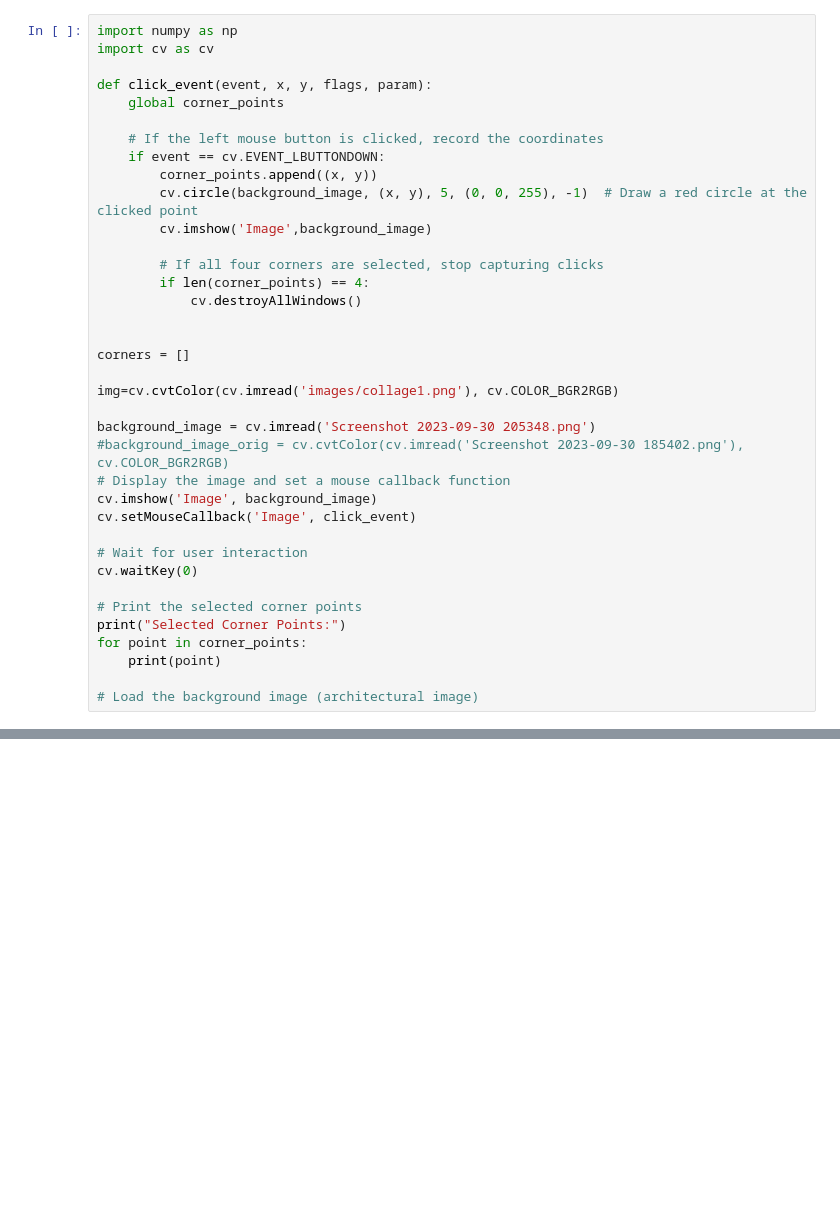
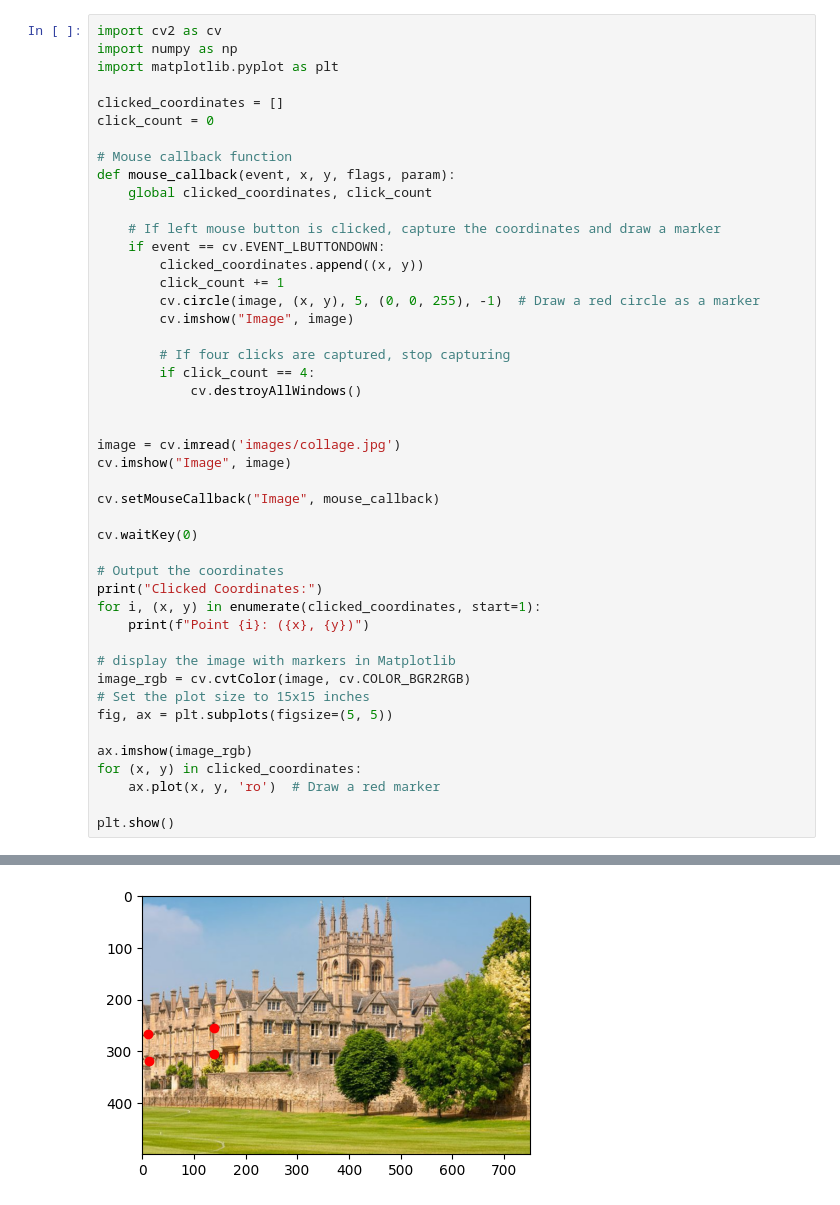
Before and after one commit to Dulan24/S5_EN3061_Image-processing, a Jupyter notebook: Activity 02/codes.ipynb, the cells around one changed output, grey strips where cells are left out. Drawn from its saved outputs; the diff is of its cells as text; blank space fills up the shorter version.

```diff
--- a/Activity 02/codes.ipynb
+++ b/Activity 02/codes.ipynb
@@ -292,37 +310,47 @@ Question 3
 # %%
+import cv2 as cv
 import numpy as np
-import cv as cv
+import matplotlib.pyplot as plt
 
-def click_event(event, x, y, flags, param):
-    global corner_points
+clicked_coordinates = []
+click_count = 0
 
-    # If the left mouse button is clicked, record the coordinates
+# Mouse callback function
+def mouse_callback(event, x, y, flags, param):
+    global clicked_coordinates, click_count
+
+    # If left mouse button is clicked, capture the coordinates and draw a marker
     if event == cv.EVENT_LBUTTONDOWN:
-        corner_points.append((x, y))
-        cv.circle(background_image, (x, y), 5, (0, 0, 255), -1)  # Draw a red circle at the clicked point
-        cv.imshow('Image',background_image)
+        clicked_coordinates.append((x, y))
+        click_count += 1
+        cv.circle(image, (x, y), 5, (0, 0, 255), -1)  # Draw a red circle as a marker
+        cv.imshow("Image", image)
 
-        # If all four corners are selected, stop capturing clicks
-        if len(corner_points) == 4:
+        # If four clicks are captured, stop capturing
+        if click_count == 4:
             cv.destroyAllWindows()
 
 
-corners = []
+image = cv.imread('images/collage.jpg')
+cv.imshow("Image", image)
 
-img=cv.cvtColor(cv.imread('images/collage1.png'), cv.COLOR_BGR2RGB)
+cv.setMouseCallback("Image", mouse_callback)
 
-background_image = cv.imread('Screenshot 2023-09-30 205348.png')
-#background_image_orig = cv.cvtColor(cv.imread('Screenshot 2023-09-30 185402.png'), cv.COLOR_BGR2RGB)
-# Display the image and set a mouse callback function
-cv.imshow('Image', background_image)
-cv.setMouseCallback('Image', click_event)
-
-# Wait for user interaction
 cv.waitKey(0)
 
-# Print the selected corner points
-print("Selected Corner Points:")
-for point in corner_points:
-    print(point)
+# Output the coordinates
+print("Clicked Coordinates:")
+for i, (x, y) in enumerate(clicked_coordinates, start=1):
+    print(f"Point {i}: ({x}, {y})")
 
-# Load the background image (architectural image)
+# display the image with markers in Matplotlib
+image_rgb = cv.cvtColor(image, cv.COLOR_BGR2RGB)
+# Set the plot size to 15x15 inches
+fig, ax = plt.subplots(figsize=(5, 5))
+
+ax.imshow(image_rgb)
+for (x, y) in clicked_coordinates:
+    ax.plot(x, y, 'ro')  # Draw a red marker
+
+plt.show()
+# %% [output]
@@ -328,0 +362 @@ for point in corner_points:
+[figure, added]
```
Also changed, not shown: parts of 20 cells of this notebook, 13 other files.
